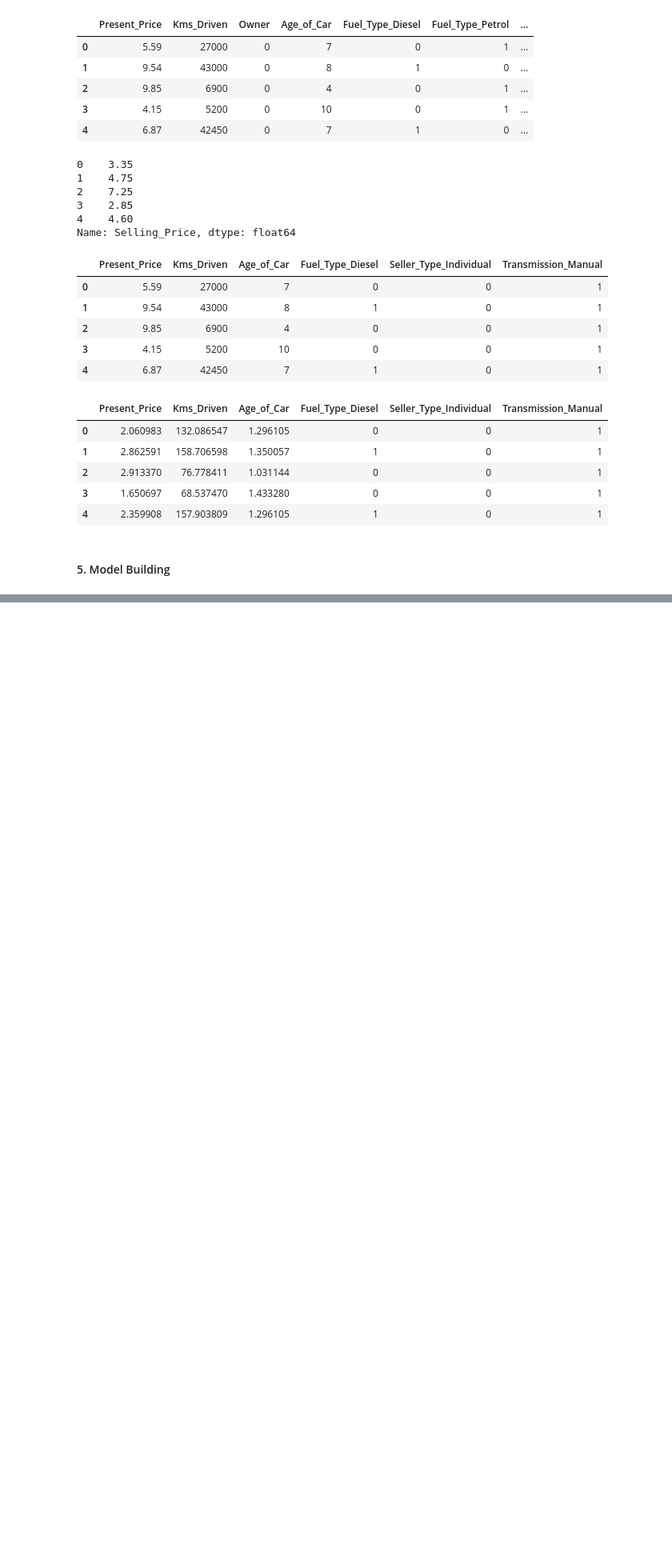
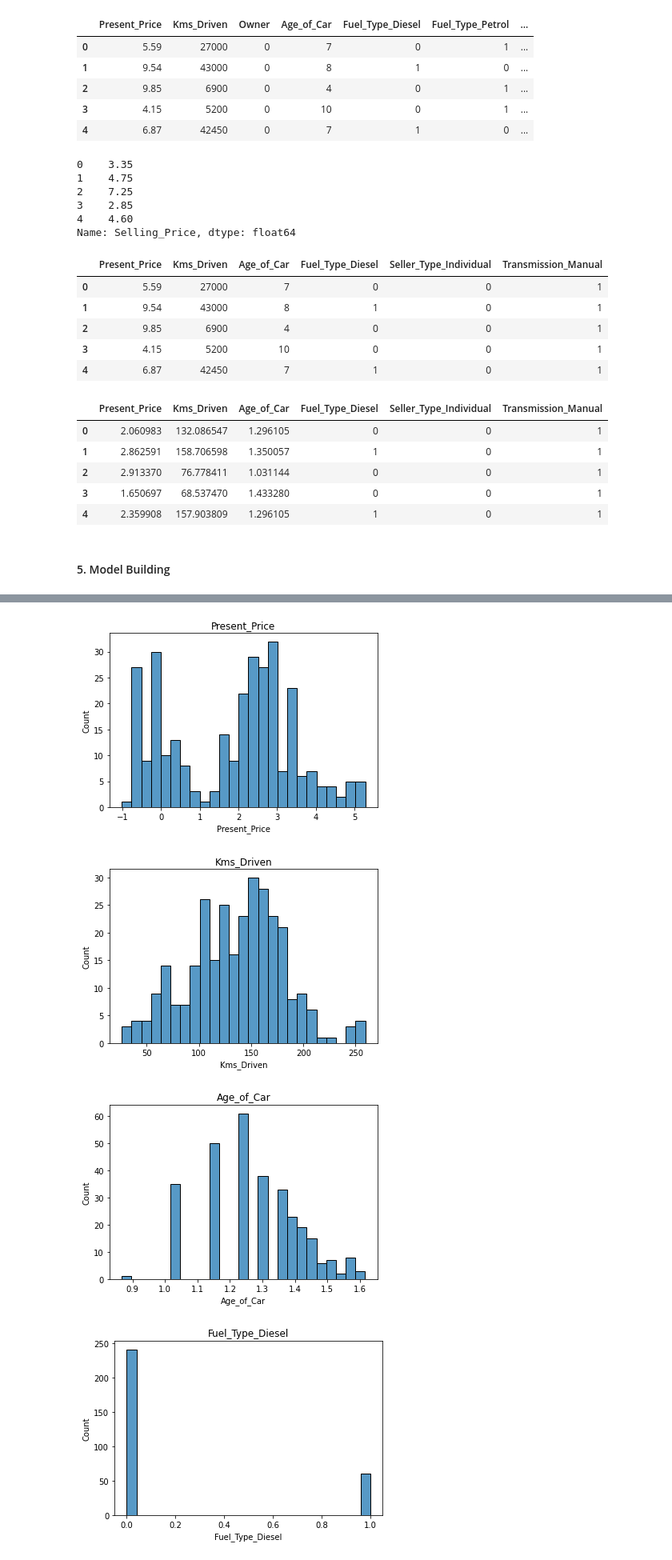
Before and after one commit to LuckyRathod/Data-Science-Projects, a Jupyter notebook: 2.Car Selling Price Prediction/car_price_prediction.ipynb, the cells around one changed output, grey strips where cells are left out. Shown at 80% size. Cells and saved outputs as stored; diff of their text form; code cells hidden in the pictures; blank space fills up the shorter version.

```diff
--- a/2.Car Selling Price Prediction/car_price_prediction.ipynb
+++ b/2.Car Selling Price Prediction/car_price_prediction.ipynb
@@ -977,0 +1017,14 @@ display(X_norm_reg.head())
+# %%
+for feature in X_norm_reg.columns:
+    data =X_norm_reg.copy()
+    #data[feature].hist(bins=25)
+    sns.histplot(x=feature,data=data,bins=25)
+    plt.xlabel(feature)
+    plt.ylabel('Count')
+    plt.title(feature)
+    plt.show()
+# %% [output]
+[figure, added]
+[figure, added]
+[figure, added]
+[figure, added]
```
Also changed, not shown: parts of 82 cells of this notebook, 5 other files.
